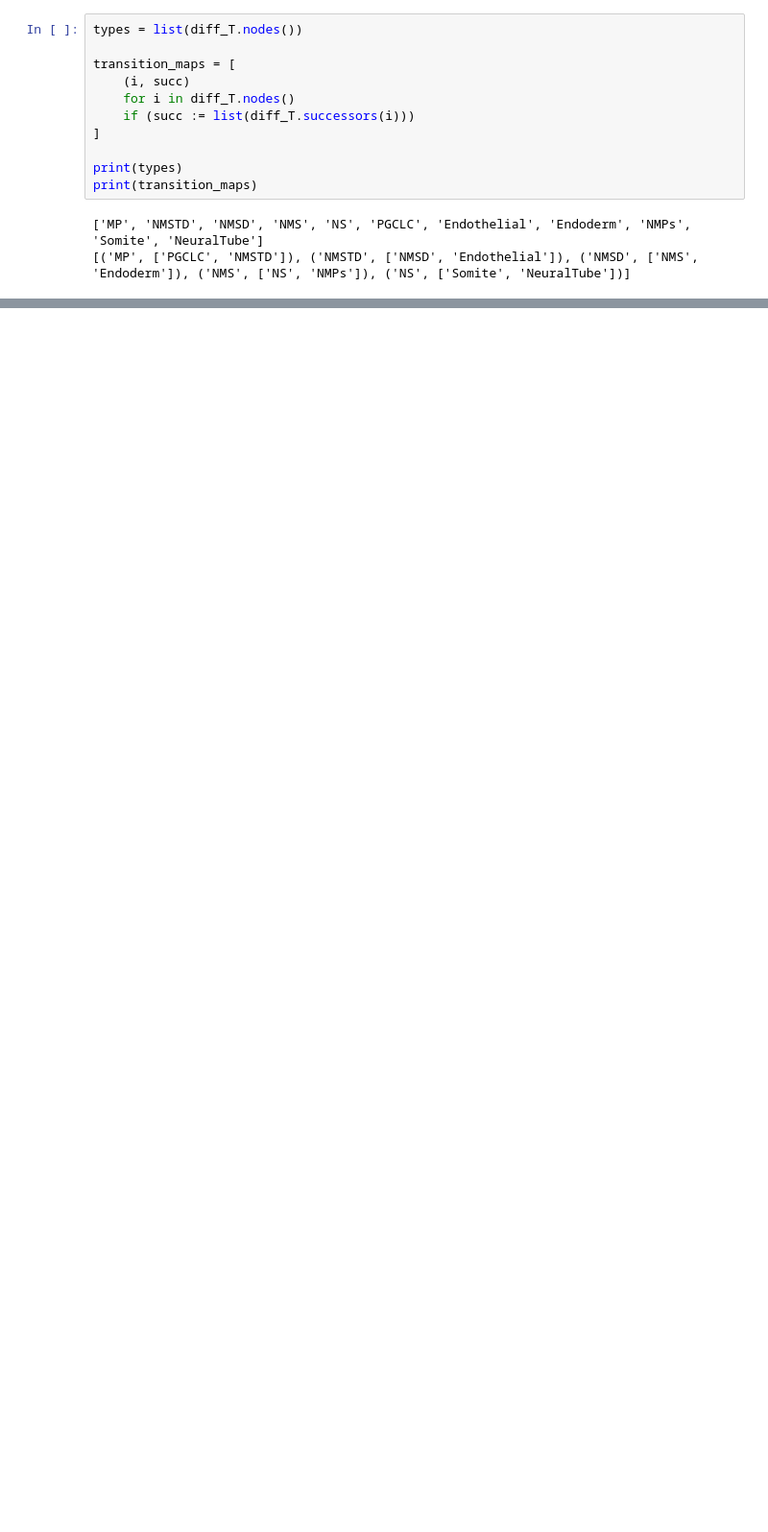
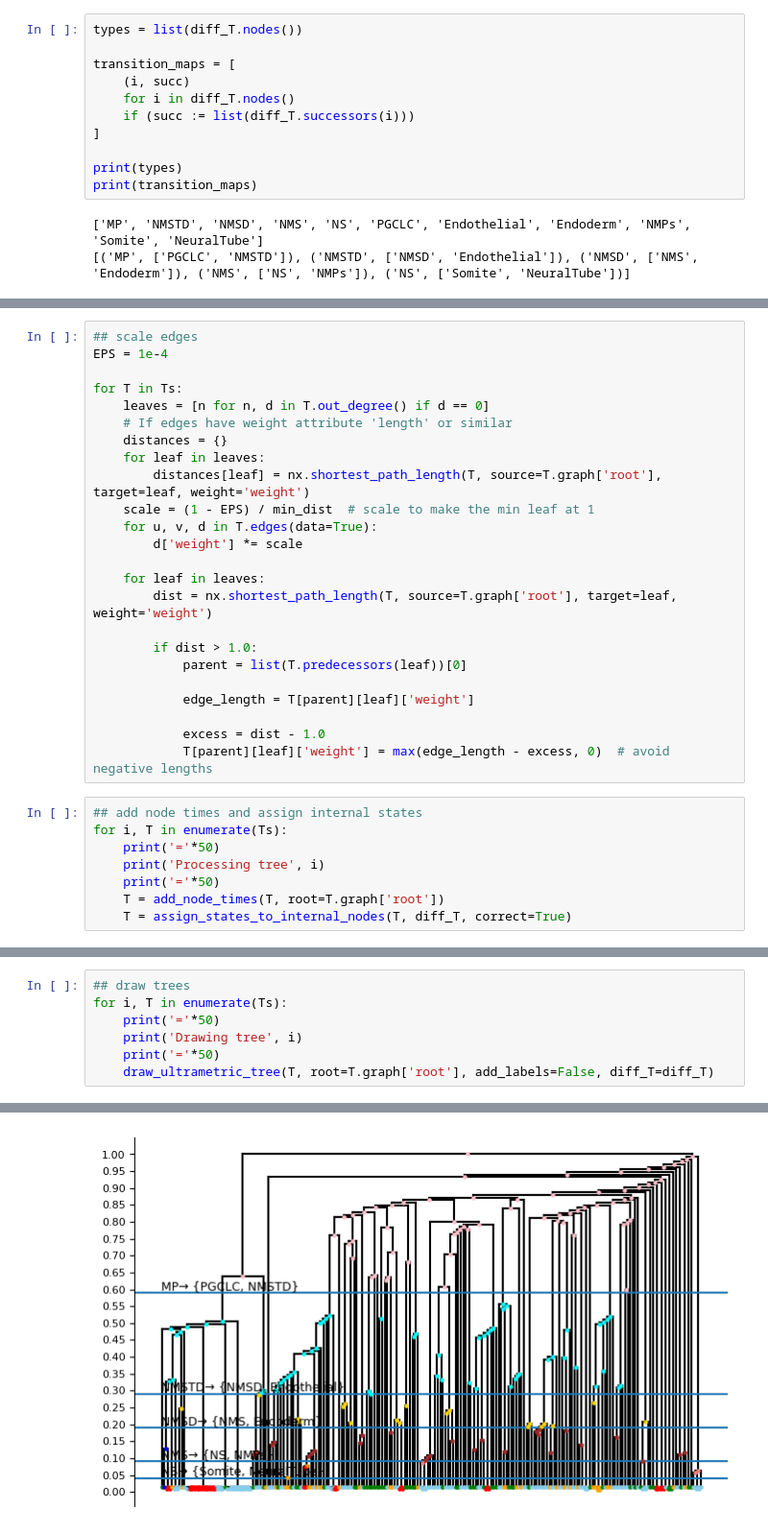
Before and after one commit to sashittal-group/CONCERT, a Jupyter notebook: notebooks/explore-tls-data.ipynb, the cells around one changed output, grey strips where cells are left out. Shown at 96% size. Saved outputs shown, nothing was run; the diff lists cells and outputs as text; blank space fills up the shorter version.

```diff
--- a/notebooks/explore-tls-data.ipynb
+++ b/notebooks/explore-tls-data.ipynb
@@ -485,0 +447,32 @@ AttributeError: 'int' object has no attribute 'convert_to_ultrametric'
+# %%
+## scale edges
+EPS = 1e-4
+
+for T in Ts:
+    leaves = [n for n, d in T.out_degree() if d == 0]
+    # If edges have weight attribute 'length' or similar
+    distances = {}
+    for leaf in leaves:
+        distances[leaf] = nx.shortest_path_length(T, source=T.graph['root'], target=leaf, weight='weight')
+    scale = (1 - EPS) / min_dist  # scale to make the min leaf at 1
+    for u, v, d in T.edges(data=True):
+        d['weight'] *= scale
+
+    for leaf in leaves:
+        dist = nx.shortest_path_length(T, source=T.graph['root'], target=leaf, weight='weight')
+
+        if dist > 1.0:
+            parent = list(T.predecessors(leaf))[0]
+
+            edge_length = T[parent][leaf]['weight']
+
+            excess = dist - 1.0
+            T[parent][leaf]['weight'] = max(edge_length - excess, 0)  # avoid negative lengths
+# %%
+## add node times and assign internal states
+for i, T in enumerate(Ts):
+    print('='*50)
+    print('Processing tree', i)
+    print('='*50)
+    T = add_node_times(T, root=T.graph['root'])
+    T = assign_states_to_internal_nodes(T, diff_T, correct=True)
@@ -485,0 +497,8 @@ AttributeError: 'int' object has no attribute 'convert_to_ultrametric'
+# %%
+## draw trees
+for i, T in enumerate(Ts):
+    print('='*50)
+    print('Drawing tree', i)
+    print('='*50)
+    draw_ultrametric_tree(T, root=T.graph['root'], add_labels=False, diff_T=diff_T)
+# %% [output]
@@ -485,0 +508 @@ AttributeError: 'int' object has no attribute 'convert_to_ultrametric'
+[figure, added]
```
Also changed, not shown: parts of 40 cells of this notebook, 2 other files.
